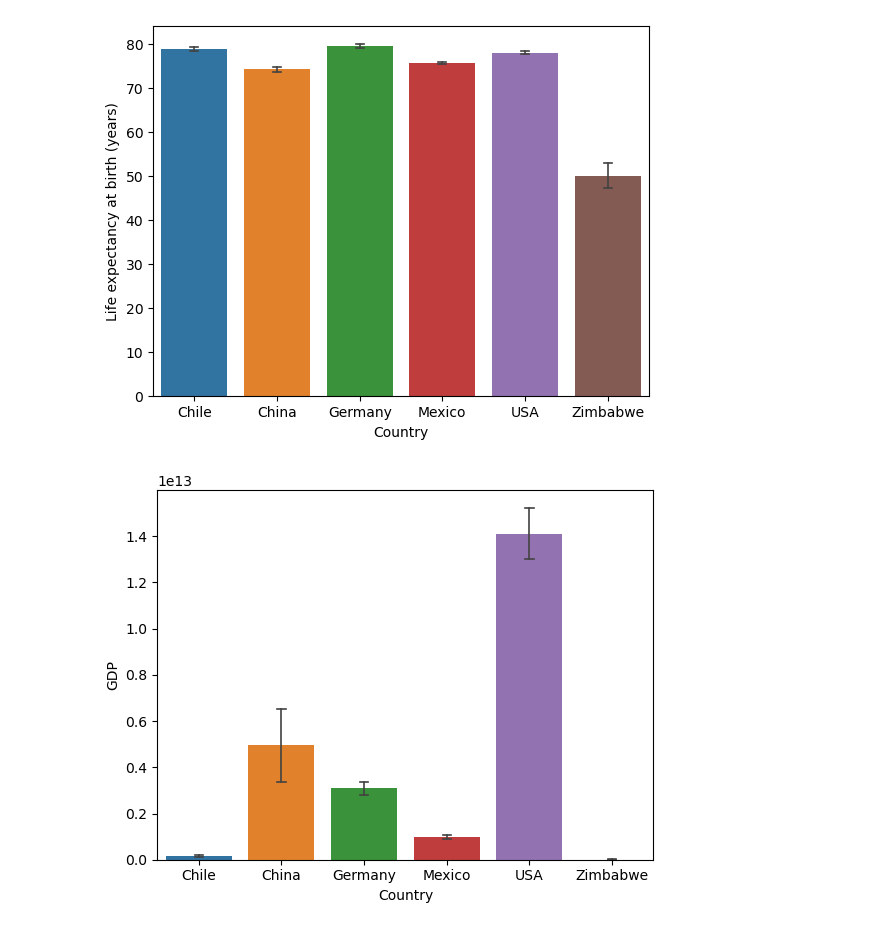
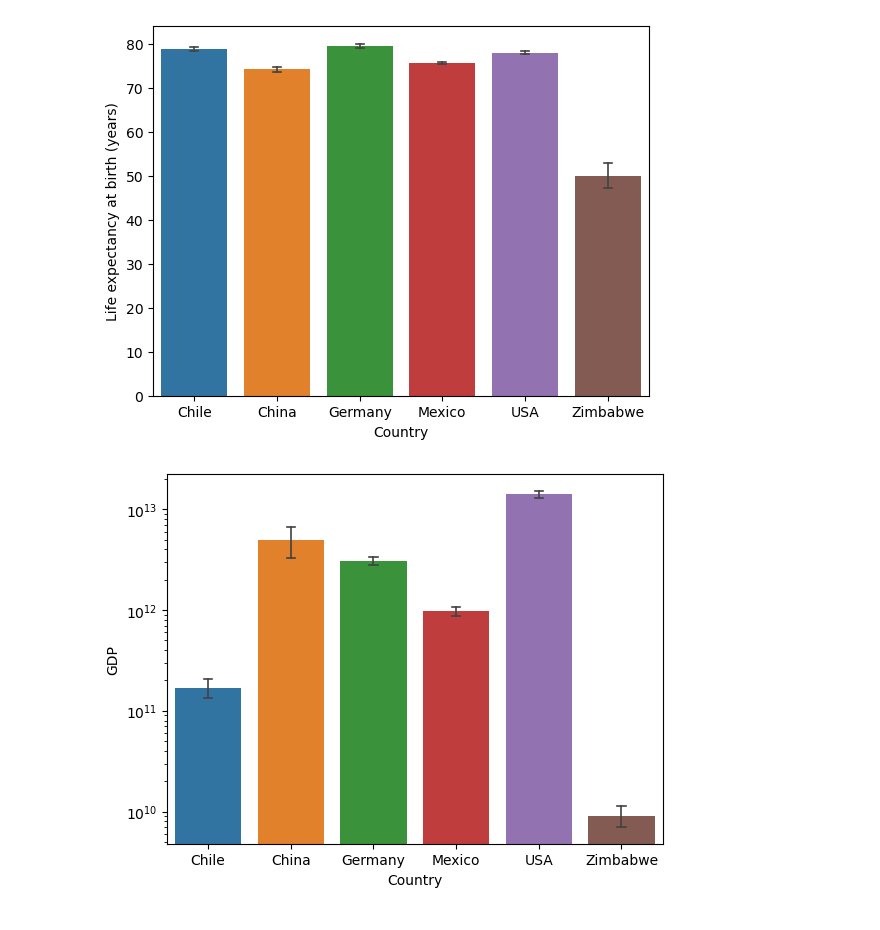
Before and after one commit to Claudio-AhumadaL/Life-Expectancy-and-GDP-Analysis, a Jupyter notebook: life_expectancy_gdp_Claudio-AhumadaL.ipynb, the cells around one changed output. Drawn from its saved outputs; the diff is of its cells as text; code cells hidden in the pictures.

```diff
--- a/life_expectancy_gdp_Claudio-AhumadaL.ipynb
+++ b/life_expectancy_gdp_Claudio-AhumadaL.ipynb
@@ -71,8 +71,9 @@ plt.show()
 # %%
 # Barplot of Country and GDP
 
 ax = sns.barplot(data = legdp_data, x = "Country", y = "GDP", capsize=0.1, errwidth = 1.2)
 ax.set_xticklabels(["Chile", "China", "Germany", "Mexico", "USA", "Zimbabwe"])
+ax.set_yscale("log")
 plt.show()
 # %% [output]
-[figure, old version]
+[figure, new version]
```
Also changed, not shown: 1 other file.
